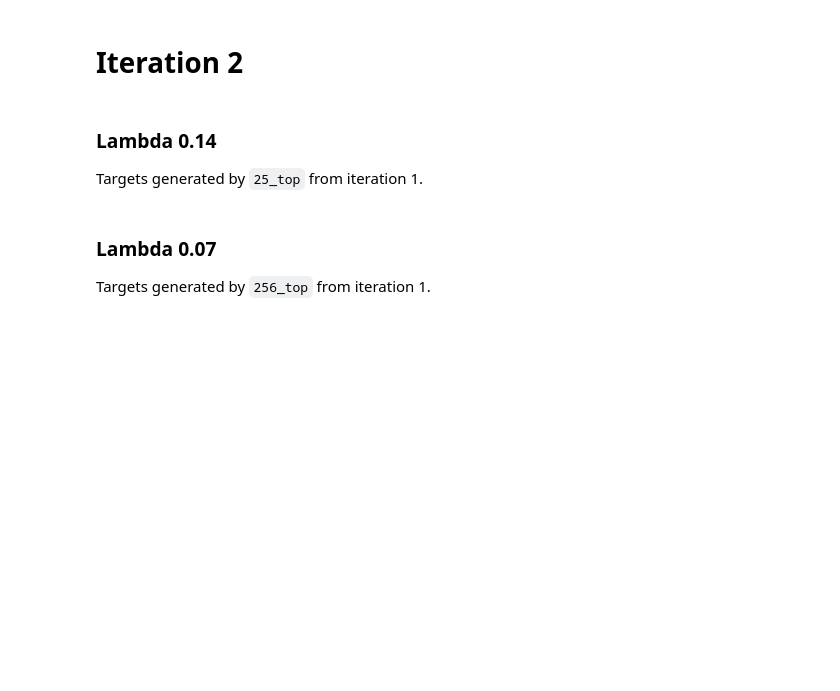
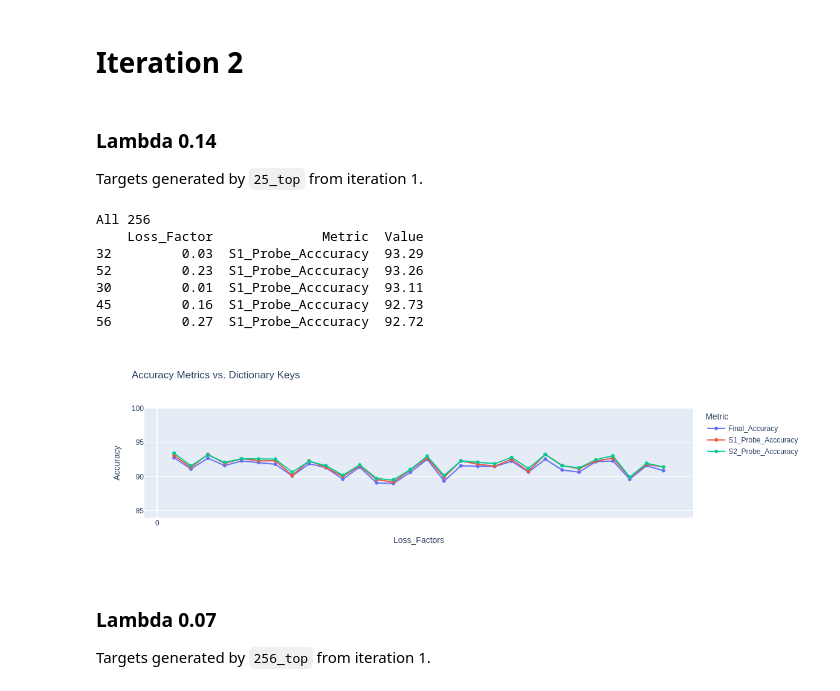
Before and after one commit to Alex-Bishka/ml-fun, a Jupyter notebook: mnist-mech-interp/SAE-ception/DIGIT-MNIST/plt-loss-factors-256-0.75.ipynb, the cells around one changed output. Drawn from its saved outputs; the diff is of its cells as text; code cells hidden in the pictures; blank space fills up the shorter version.

```diff
--- a/mnist-mech-interp/SAE-ception/DIGIT-MNIST/plt-loss-factors-256-0.75.ipynb
+++ b/mnist-mech-interp/SAE-ception/DIGIT-MNIST/plt-loss-factors-256-0.75.ipynb
@@ -58,23 +83,32 @@ df_all.query("Metric=='Final_Accuracy'").sort_values(by="Value", ascending=False
 
 Targets generated by `25_top` from iteration 1.
 # %%
-print("Top 25")
-loss_dict_paths = ["./SAE-Results/256-0.75/results/F1/results/25_top_0.14/loss_data_dict_0.01_to_0.3_25_top.pkl"]
-df_top_25_2 = main(loss_dict_paths)
+# print("Top 25")
+# loss_dict_paths = ["./SAE-Results/256-0.75/results/F1/results/25_top_0.14/loss_data_dict_0.01_to_0.3_25_top.pkl"]
+# df_top_25_2 = main(loss_dict_paths)
 
-print("Bottom 231")
-loss_dict_paths = ["./SAE-Results/256-0.75/results/F1/results/25_top_0.14/loss_data_dict_0.01_to_0.3_25_mask.pkl"]
-df_top_25_mask_2 = main(loss_dict_paths)
+# print("Bottom 231")
+# loss_dict_paths = ["./SAE-Results/256-0.75/results/F1/results/25_top_0.14/loss_data_dict_0.01_to_0.3_25_mask.pkl"]
+# df_top_25_mask_2 = main(loss_dict_paths)
 
-print("#" * 140)
+# print("#" * 140)
 
 print("\nAll 256")
 loss_dict_paths = ["./SAE-Results/256-0.75/results/F1/results/25_top_0.14/loss_data_dict_0.01_to_0.3_256_top.pkl"]
 df_all_2 = main(loss_dict_paths)
 
-print("0 Features")
-loss_dict_paths = ["./SAE-Results/256-0.75/results/F1/results/25_top_0.14/loss_data_dict_0.01_to_0.3_256_mask.pkl"]
-df_none_2 = main(loss_dict_paths)
+# print("0 Features")
+# loss_dict_paths = ["./SAE-Results/256-0.75/results/F1/results/25_top_0.14/loss_data_dict_0.01_to_0.3_256_mask.pkl"]
+# df_none_2 = main(loss_dict_paths)
+# %% [output]
+All 256
+    Loss_Factor              Metric  Value
+32         0.03  S1_Probe_Acccuracy  93.29
+52         0.23  S1_Probe_Acccuracy  93.26
+30         0.01  S1_Probe_Acccuracy  93.11
+45         0.16  S1_Probe_Acccuracy  92.73
+56         0.27  S1_Probe_Acccuracy  92.72
+[figure, added]
 # %%
 df_top_25_2.query("Metric=='Final_Accuracy'").sort_values(by="Value", ascending=False).head(5)
 # %%
```
Also changed, not shown: parts of 9 cells of this notebook, 8 other files.
